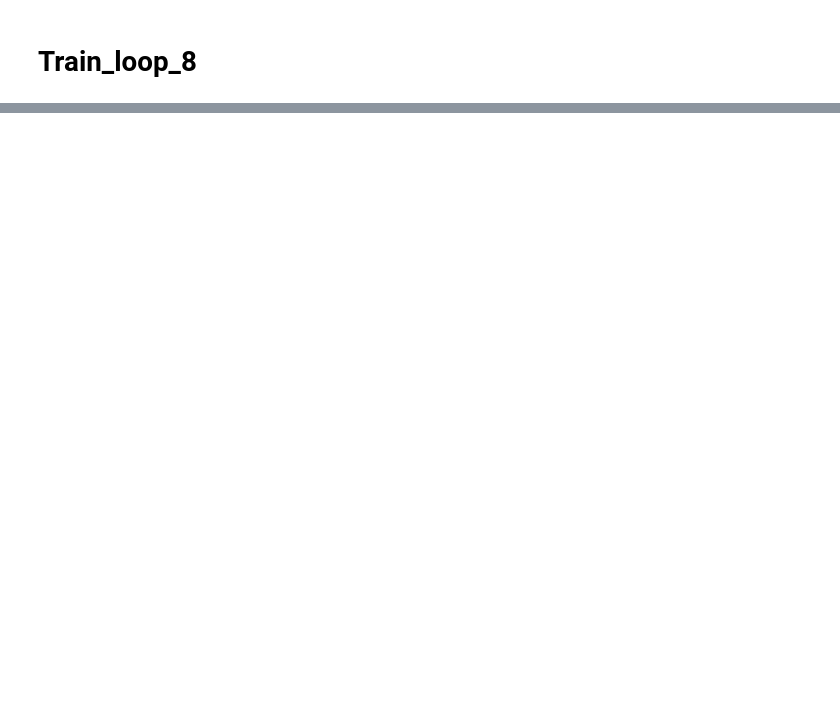
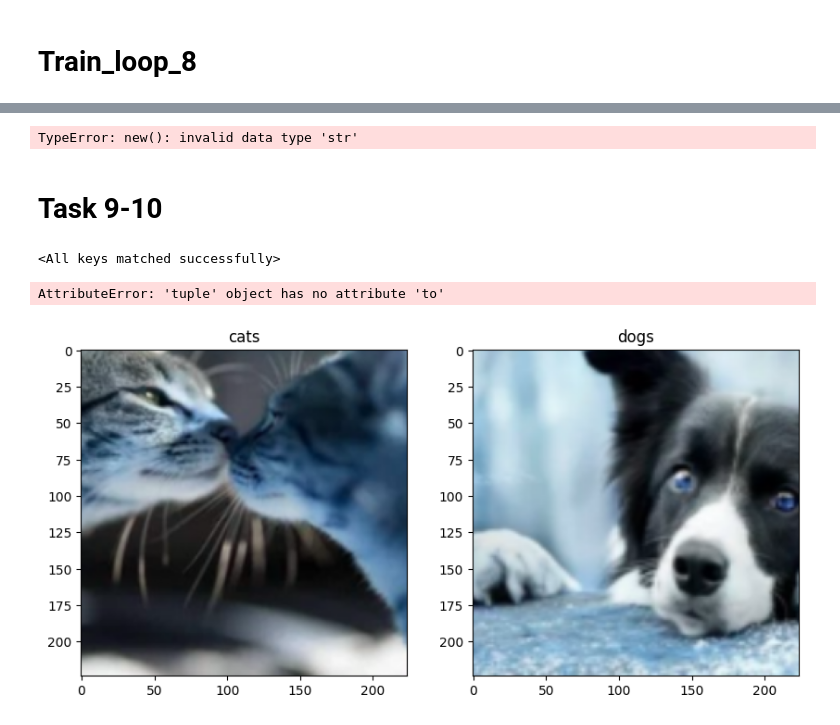
Before and after one commit to Tattaboe/Programm-lab, a Jupyter notebook: model.ipynb, the cells around one changed output, grey strips where cells are left out. Saved outputs shown, nothing was run; the diff lists cells and outputs as text; code cells hidden in the pictures; blank space fills up the shorter version.

```diff
--- a/model.ipynb
+++ b/model.ipynb
@@ -669,0 +810,21 @@ show_results(val_accuracy_values, val_loss_values)
+# %%
+dog_probs = []
+model.eval()
+with torch.no_grad():
+    for images, labels in test_loader:
+        images = images.to(device)
+        preds = model(images)
+        preds_list = F.softmax(preds, dim=1)[:, 1].tolist()
+        dog_probs += list(zip(labels, preds_list))
+
+dog_probs.sort(key = lambda x : int(x[0]))
+idx = list(map(lambda x: x[0],dog_probs))
+prob = list(map(lambda x: x[1],dog_probs))
+
+submission = pd.DataFrame({'id':idx,'label':prob})
+
+submission
+# %% [output]
+TypeError: new(): invalid data type 'str'
+# %% [markdown]
+# Task 9-10
@@ -669,0 +833,34 @@ show_results(val_accuracy_values, val_loss_values)
+# %%
+mymodel = Cnn()
+mymodel.load_state_dict(torch.load(os.path.join("/Users/polina/Documents/Programm-lab", "weight.pt")))
+# %% [output]
+<All keys matched successfully>
+# %%
+mymodel.eval()
+
+test_loss = 0
+test_accuracy = 0
+
+for data, label in test_loader:
+    data = data.to(device)
+    label = label.to(device)
+
+    output = mymodel(data)
+    loss = criterion(output, label.float())
+
+    acc = np.array([1 if (output[j] >= 0.5).int() == label[j] else 0 for j in range(4)]).mean()
+    test_accuracy += acc / len(test_loader)
+    test_loss += float(loss) / len(test_loader)
+# %% [output]
+AttributeError: 'tuple' object has no attribute 'to'
+# %%
+import random
+plt.figure(figsize=(10, 5))
+
+for j in range(2):
+  index = random.randint(0, len(test_data))
+  plt.subplot(1, 2, j + 1)
+  plt.title("dogs" if (1 if  model(test_data[index][0].unsqueeze(dim=0))[0] >= 0.5 else 0) == 0 else "cats")
+  plt.imshow(test_data[index][0].permute(1, 2, 0).numpy()[:, :, ::-1])
+# %% [output]
+[figure, added]
```
Also changed, not shown: parts of 9 cells of this notebook, 1 other file.
